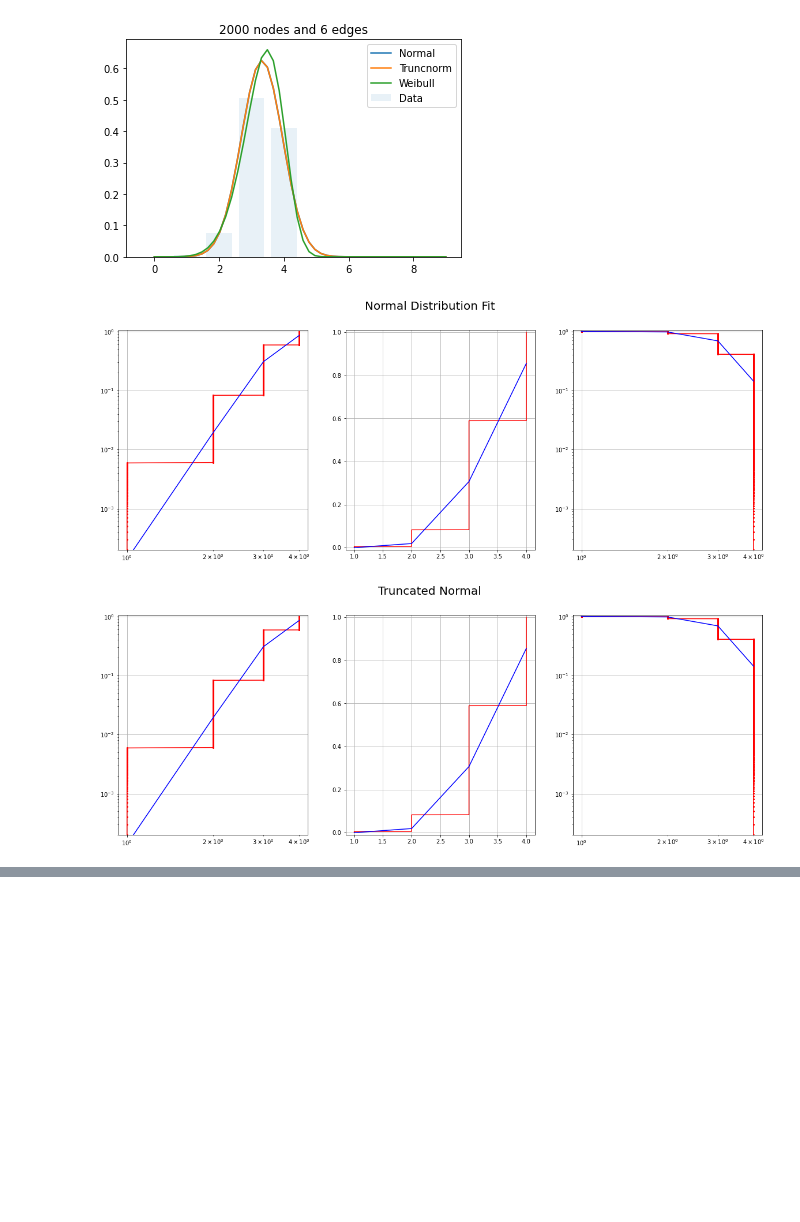
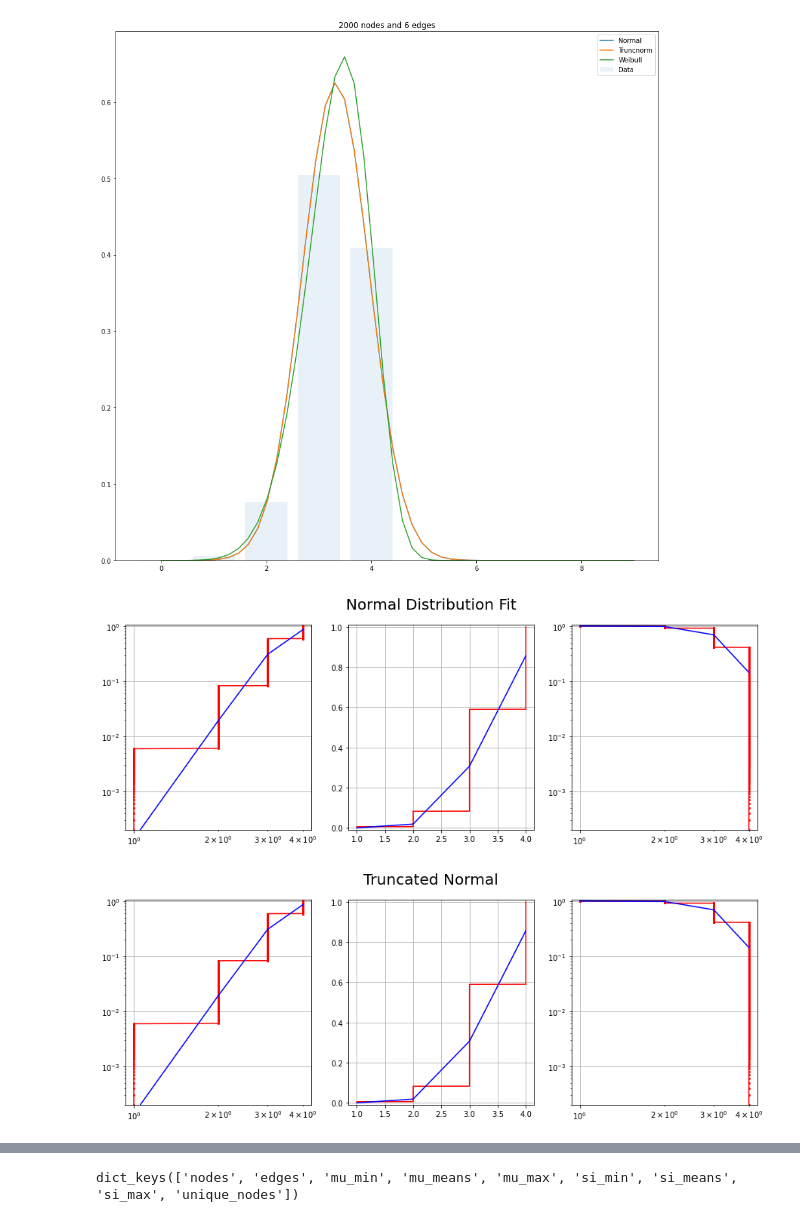
Before and after one commit to vs-uulm/eta-adaptive, a Jupyter notebook: Distribution Model.ipynb, the cells around one changed output, grey strips where cells are left out. Cells and saved outputs as stored; diff of their text form; code cells hidden in the pictures; blank space fills up the shorter version.

```diff
--- a/Distribution Model.ipynb
+++ b/Distribution Model.ipynb
@@ -72,36 +77,36 @@ plt.show()
 # %%
 # continuous distributions
-
+plt.figure(figsize=(15,15))
 plt.bar(testcase["x"], testcase["freq"], label="Data", alpha=0.1)
 x = testcase["x3"]
 
 # fit normal distribution
 m, s = norm.fit(testcase["expandeddata"])
 
 # Note that the normal distributino is likely overlapped by the truncated normal distribution
 plt.plot(x, norm.pdf(x, m, s), label="Normal")
 
 # fit truncated nromal
 i1, i2, i3, i4 = truncnorm.fit(testcase["expandeddata"])
 plt.plot(x, truncnorm.pdf(x, (-m)/s, (1000-m)/s, loc=m, scale=s), label="Truncnorm")
 
 # fit weibull
 d, e, f = weibull_min.fit(testcase["expandeddata"], floc=0)
 plt.plot(x, weibull_min.pdf(x, d, e, f), label="Weibull")
 
 # plot everything together
 plt.legend()
 plt.title(str(nodes)+" nodes and "+ str(edges)+" edges")
 plt.show()
 
 # Detailed comparissons for Normal, Truncated normal and Weibull distribution
 plot_and_compare_cdf(testcase["expandeddata"], norm(m, s), "Normal Distribution Fit")
 plt.show()
 plot_and_compare_cdf(testcase["expandeddata"], truncnorm((-m)/s, (1000-m)/s, loc=m, scale=s), "Truncated Normal")
 plt.show()
 plot_and_compare_cdf(testcase["expandeddata"], weibull_min(d, e, f), "Weibull")
 plt.show()
 # %% [output]
-[figure, old version]
+[figure, new version]
-[figure, old version]
+[figure, new version]
-[figure, old version]
+[figure, new version]
@@ -108,0 +114,4 @@ plt.show()
+# %%
+base.keys()
+# %% [output]
+dict_keys(['nodes', 'edges', 'mu_min', 'mu_means', 'mu_max', 'si_min', 'si_means', 'si_max', 'unique_nodes'])
```
Also changed, not shown: parts of 13 cells of this notebook, 1 other file.
